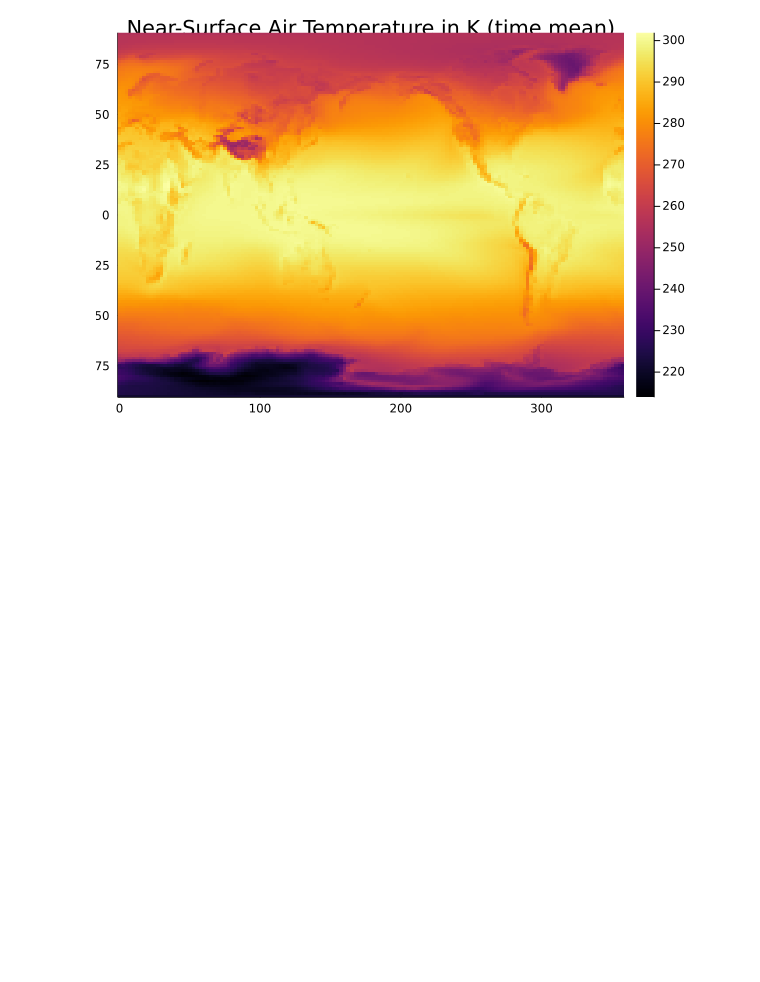
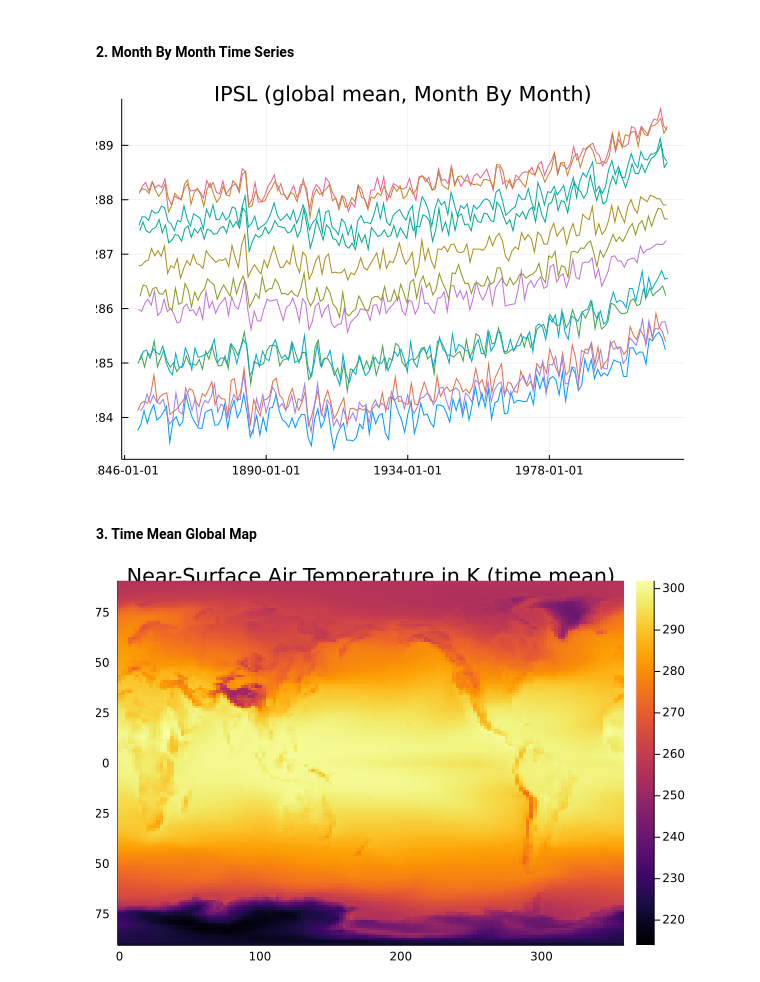
Before and after one commit to gaelforget/ClimateModels.jl, a Jupyter notebook: dev/generated/CMIP6.ipynb, the cells around one changed output. Saved outputs shown, nothing was run; the diff lists cells and outputs as text; code cells hidden in the pictures; blank space fills up the shorter version.

```diff
--- a/dev/generated/CMIP6.ipynb
+++ b/dev/generated/CMIP6.ipynb
@@ -21,0 +17,30 @@ compute and plot (1) time mean global map and (2) time evolving global mean.
+# %%
+parameters=Dict("institution_id" => "IPSL", "source_id" => "IPSL-CM6A-LR", "variable_id" => "tas")
+
+function GlobalAverage(x)
+
+    #main computation = model run = access cloud storage + compute averages
+
+    (mm,gm,meta)=cmip(x.inputs["institution_id"],x.inputs["source_id"],x.inputs["variable_id"])
+
+    #save results to files
+
+    fil=joinpath(x.folder,string(x.ID),"GlobalAverages.csv")
+    df = DataFrame(time = gm["t"], tas = gm["y"])
+    CSV.write(fil, df)
+
+    fil=joinpath(x.folder,string(x.ID),"Details.toml")
+    open(fil, "w") do io
+        TOML.print(io, meta)
+    end
+
+    filename = joinpath(x.folder,string(x.ID),"MeanMaps.nc")
+    varname  = x.inputs["variable_id"]
+    (ni,nj)=size(mm["m"])
+    nccreate(filename, "tas", "lon", collect(Float32.(mm["lon"][:])), "lat", collect(Float32.(mm["lat"][:])), atts=meta)
+    ncwrite(Float32.(mm["m"]), filename, varname)
+
+    return x
+end
+
+MC=ModelConfig(model="GlobalAverage",configuration=GlobalAverage,inputs=parameters)
@@ -22 +124,12 @@ compute and plot (1) time mean global map and (2) time evolving global mean.
+# %% [markdown]
+#### 2. Month By Month Time Series
+# %%
+p=plot(GA.time[1:12:end],GA.tas[1:12:end],xlabel="time",ylabel=nm,
+title=meta["institution_id"]*" (global mean, Month By Month)",frmt=:png)
+[plot!(GA.time[i:12:end],GA.tas[i:12:end], leg = false) for i in 2:12];
+p
+# %% [output]
+[figure, added]
+# %% [markdown]
+#### 3. Time Mean Global Map
 # %%
```
Also changed, not shown: parts of 20 cells of this notebook, 12 other files.
